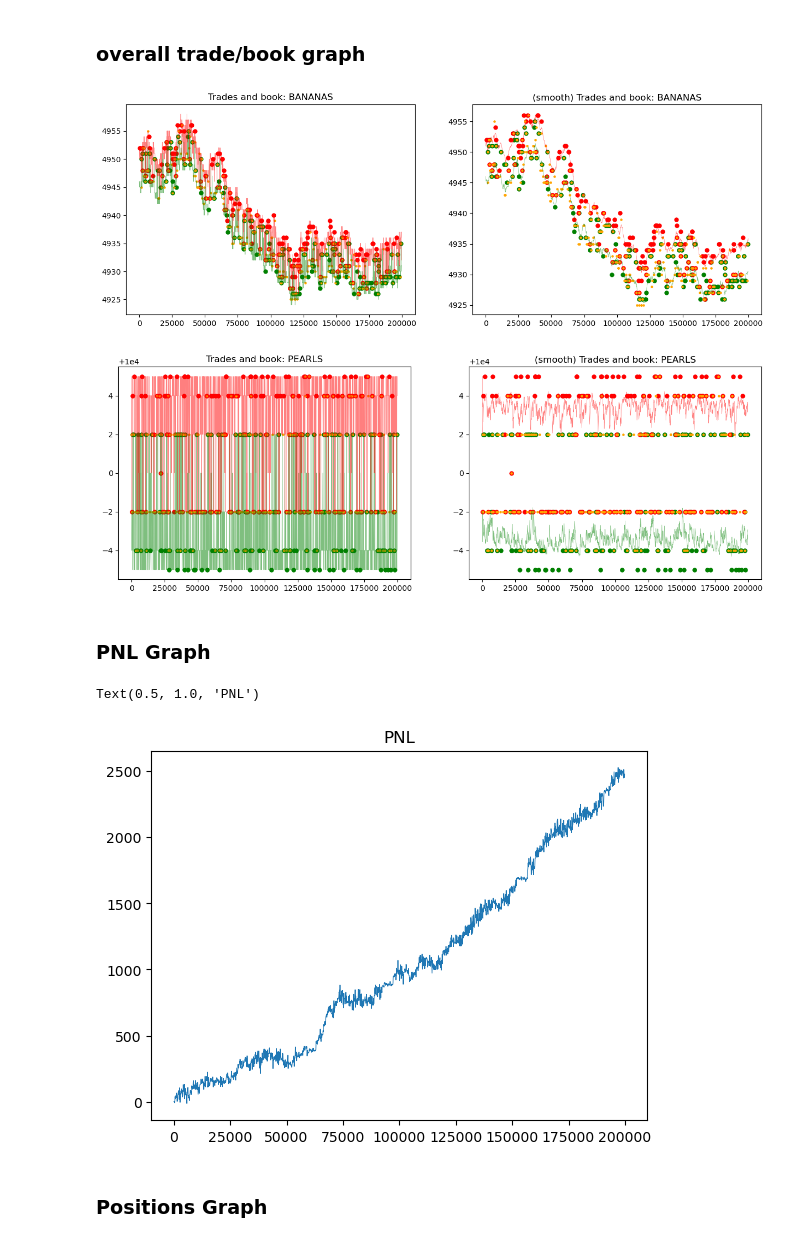
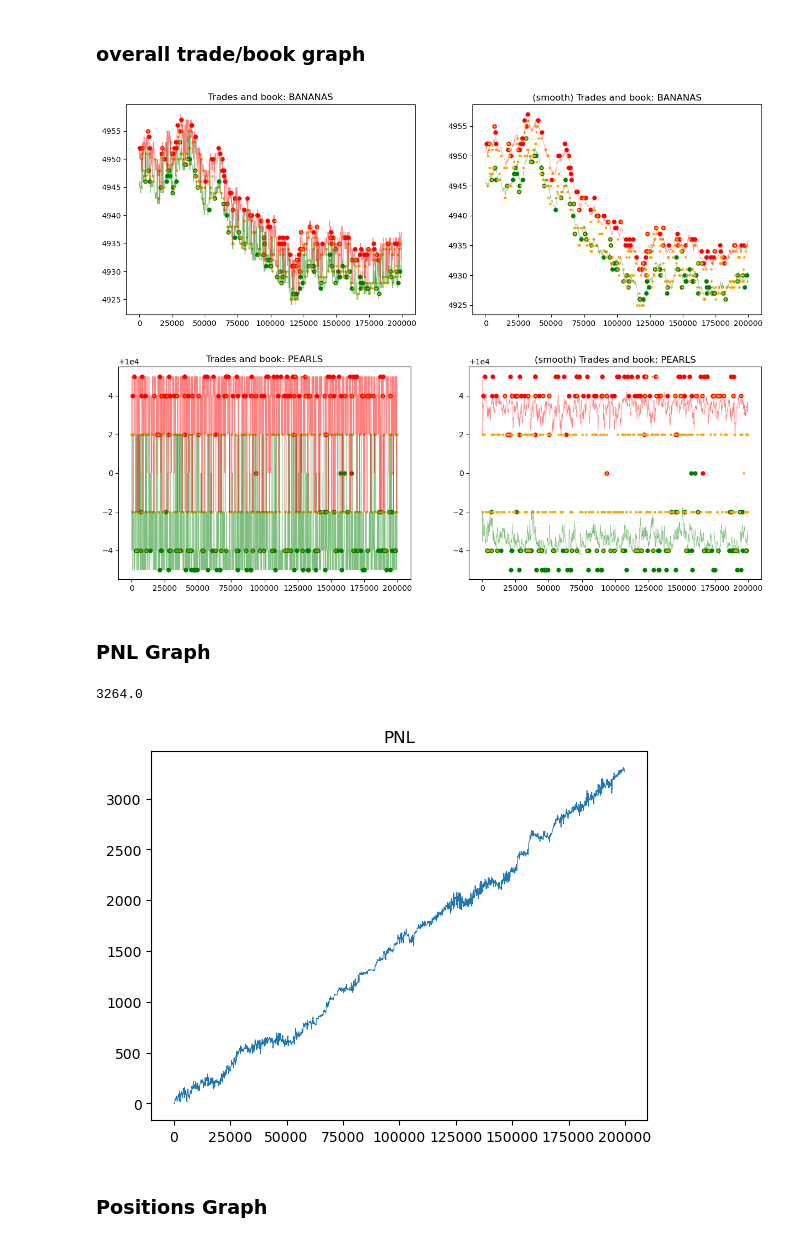
Before and after one commit to rzhan11/IMCTradingComp23, a Jupyter notebook: nbs/exploration-Copy4.ipynb, the cells around one changed output. Cells and saved outputs as stored; diff of their text form; code cells hidden in the pictures.

```diff
--- a/nbs/exploration-Copy4.ipynb
+++ b/nbs/exploration-Copy4.ipynb
@@ -30,9 +30,7 @@ from log_parser import process_file
 # parameters
 # %%
 # _fname = "../replays/local.log"
-# _fname = "../replays/log12-multi.log"
-_fname = "../replays/log14-noclose.log"
-# _fname = "../replays/selftrade-rev.log"
+_fname = "../replays/log17-ema-pandas.log"
 _time_step = 100
 _max_time = 200000
 _num_close_turns = 30
@@ -168,11 +183,11 @@ def report_issue_and_continue(condition, fail_msg):
 # %% [markdown]
 ### func - flatten_trades() + mark my trades
 # %%
-def flatten_trades(df, col, is_me):
+def flatten_trades(raw_df, col, is_me):
     # get market trades
 
     data = []
-    for index, row  in df.iterrows():
+    for index, row  in raw_df.iterrows():
         all_trades = list(row[col].values())
         for sym_trades in all_trades:
             for trade in sym_trades:
@@ -181,6 +196,7 @@ def flatten_trades(df, col, is_me):
             data += sym_trades
 
     df = pd.DataFrame(data)
+    # print(df.columns)
     df = df.rename({"timestamp": "order_time"}, axis=1)
 
     # calculate info about my trades
@@ -599,32 +625,35 @@ def plot_trades_and_book(
 # %%
 plot_trades_and_book(
     sym="BANANAS",
     trade_df=trade_df,
     book_df=book_tops,
 #     time_lb=0,
 #     time_ub=50000,
-    span=21
+    span=21,
+    # show_mid=True,
 )
 plot_trades_and_book(
     sym="PEARLS",
     trade_df=trade_df,
     book_df=book_tops,
 #     time_lb=0,
 #     time_ub=50000,
-    span=21
+    span=21,
+    # show_mid=True,
 )
 # %% [output]
-[figure, old version]
+[figure, new version]
-[figure, old version]
+[figure, new version]
 # %% [markdown]
 ### PNL Graph
 # %%
 # pnl
 plt.plot(my_positions["time"], my_positions["pnl"], linewidth=0.5)
 plt.title("PNL")
+display(my_positions["pnl"].iloc[-1])
 # %% [output]
-Text(0.5, 1.0, 'PNL')
+3264.0
-[figure, old version]
+[figure, new version]
 # %% [markdown]
 ### Positions Graph
 # %%
```
Also changed, not shown: parts of 27 cells of this notebook, 1 other file.
